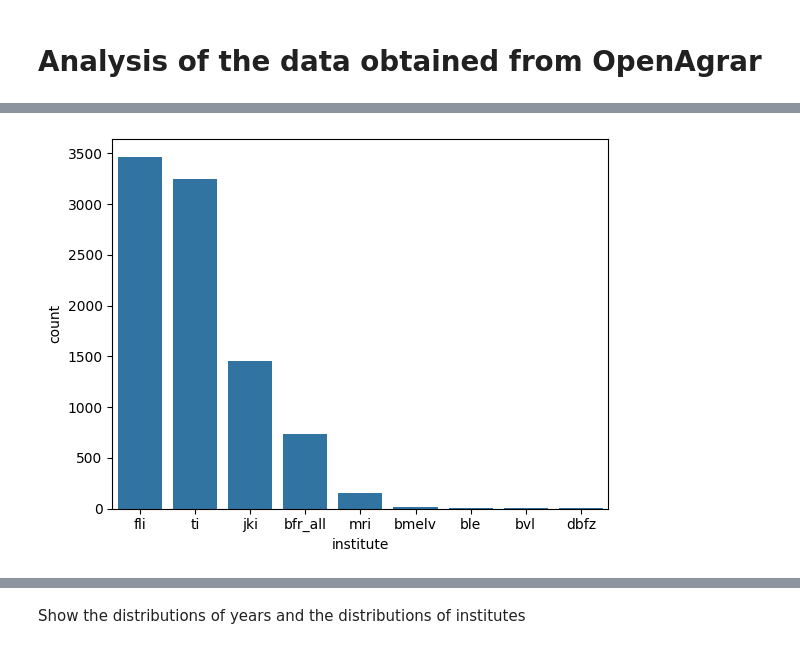
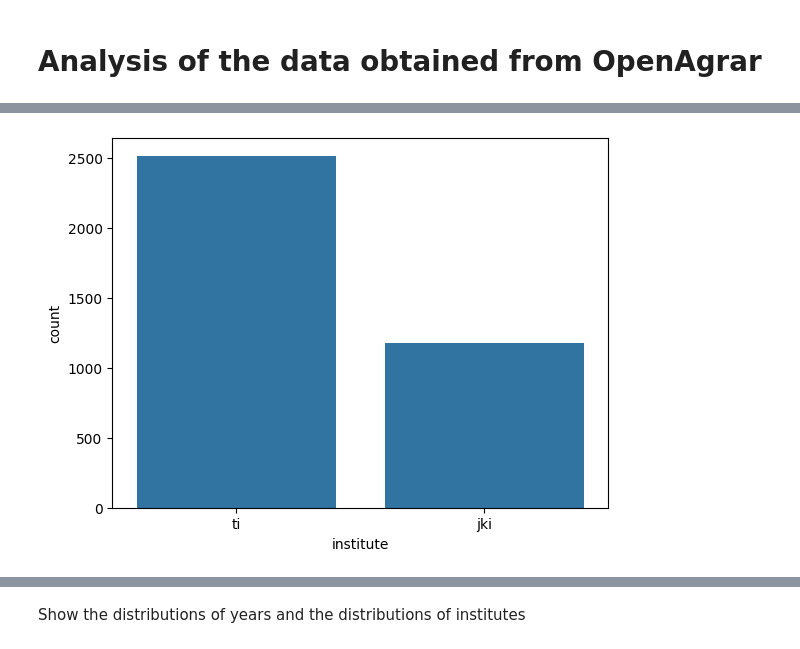
Before and after one commit to fairagro/pilot-uc-textmining-metadata, a Jupyter notebook: data/OpenAgrar/outputs/Analysis_OpenAgrar.ipynb, the cells around one changed output, grey strips where cells are left out. Saved outputs shown, nothing was run; the diff lists cells and outputs as text; code cells hidden in the pictures.

```diff
--- a/data/OpenAgrar/outputs/Analysis_OpenAgrar.ipynb
+++ b/data/OpenAgrar/outputs/Analysis_OpenAgrar.ipynb
@@ -53,10 +56,10 @@ plt.show()
 # %%
 # define Seaborn color palette to use
 sns.barplot(x="institute",
            y="count",
-           data=openagrar['institute'].value_counts().reset_index())
+           data=filtered_df['institute'].value_counts().reset_index())
 # displaying chart
 plt.show()
 # %% [output]
-[figure, old version]
+[figure, new version]
 # %%
```
Also changed, not shown: parts of 20 cells of this notebook.
